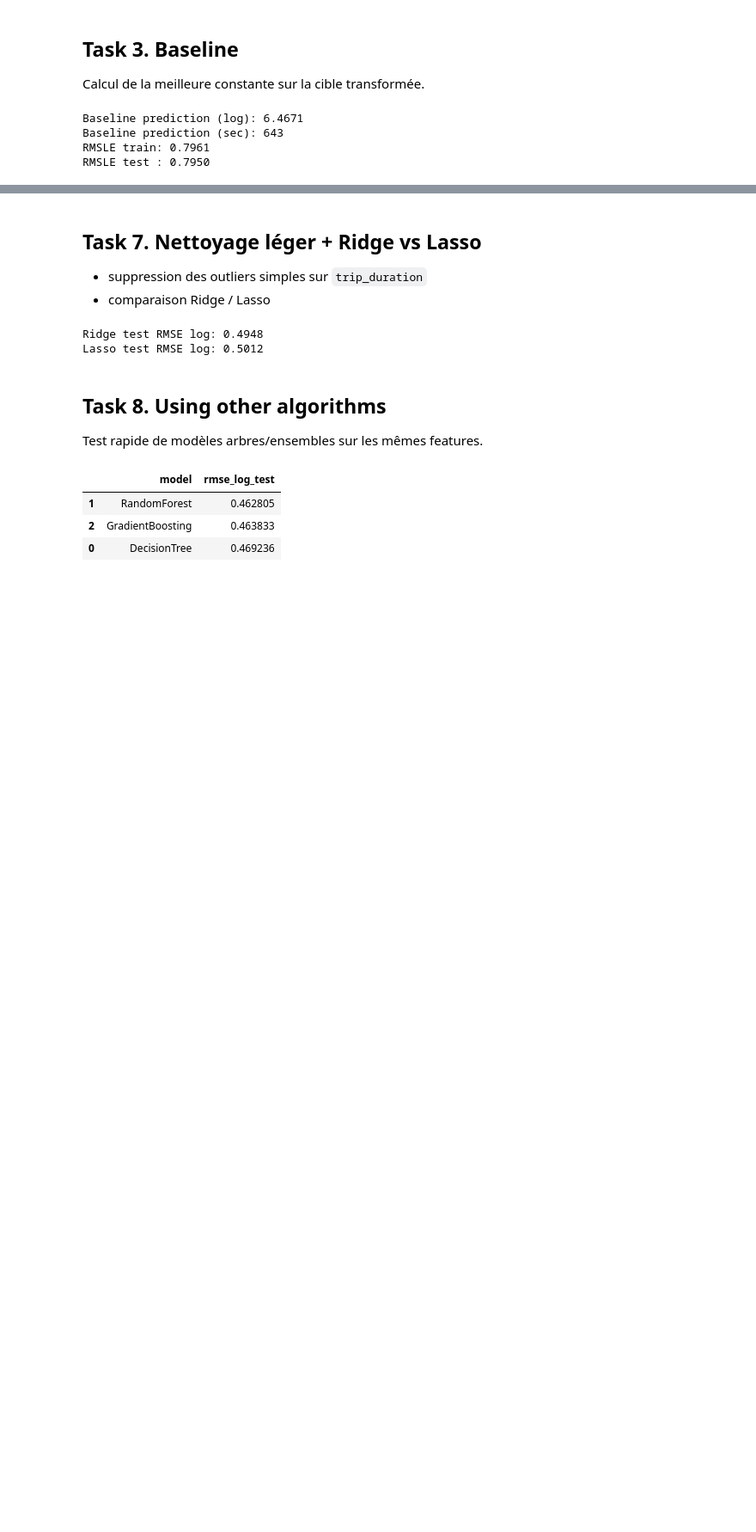
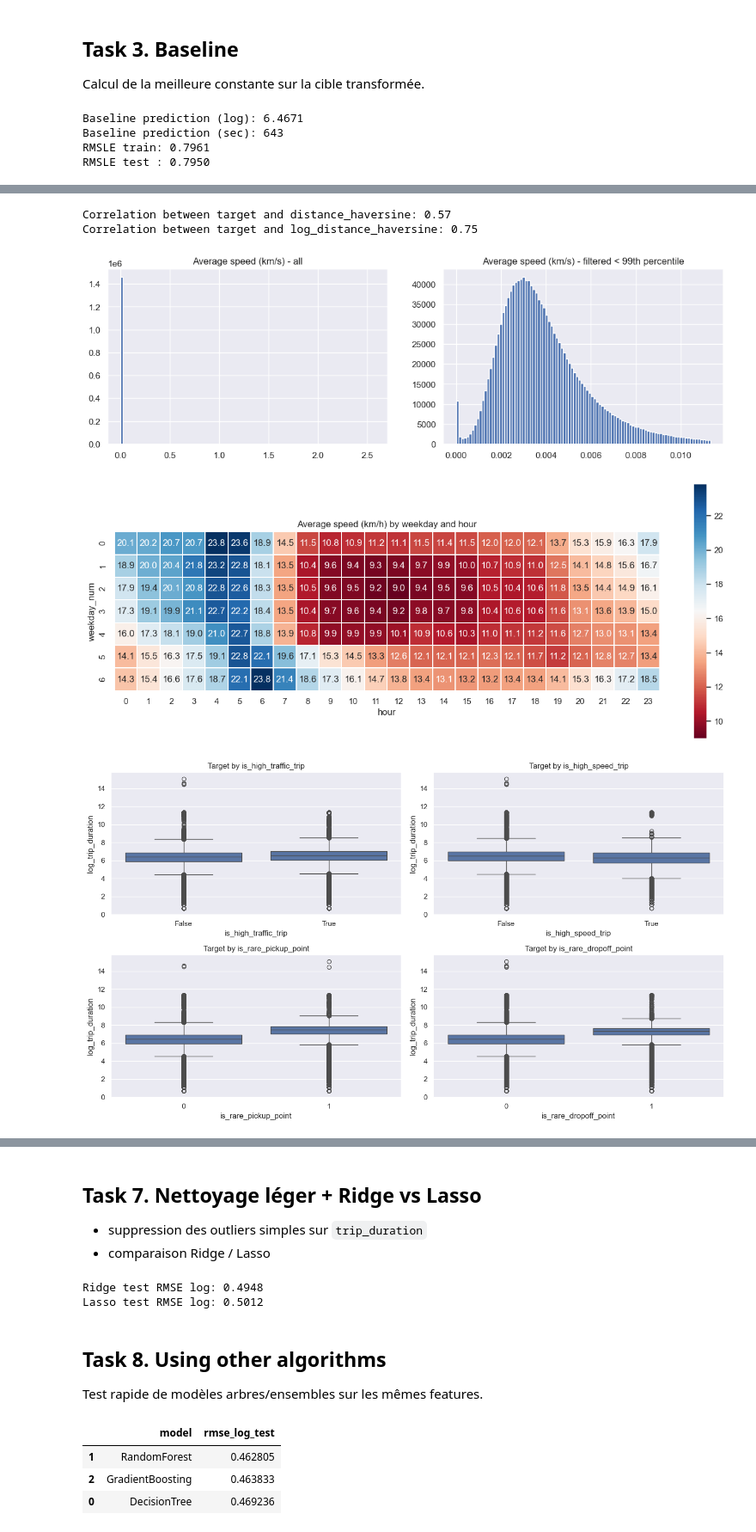
Before and after one commit to Fred20146/BIHAR-TAXI, a Jupyter notebook: notebooks/EDA.ipynb, the cells around one changed output, grey strips where cells are left out. Shown at 86% size. Drawn from its saved outputs; the diff is of its cells as text; code cells hidden in the pictures; blank space fills up the shorter version.

```diff
--- a/notebooks/EDA.ipynb
+++ b/notebooks/EDA.ipynb
@@ -202,0 +354,77 @@ On applique des features inspirées du Colab (`model.features.build_model_featur
+# %%
+# Task 5.1-5.2: Distance analysis
+from model.features import haversine_array
+
+# Ensure temporal columns exist
+if 'weekday_num' not in X.columns:
+    X['weekday_num'] = X['pickup_datetime'].dt.weekday
+if 'hour' not in X.columns:
+    X['hour'] = X['pickup_datetime'].dt.hour
+if 'month' not in X.columns:
+    X['month'] = X['pickup_datetime'].dt.month
+
+# Calculate distance and log-distance
+distance_haversine = haversine_array(
+    X['pickup_latitude'], X['pickup_longitude'],
+    X['dropoff_latitude'], X['dropoff_longitude']
+)
+log_distance_haversine = np.log1p(distance_haversine)
+
+# Check correlation with target
+print(f'Correlation between target and distance_haversine: {np.corrcoef(x=distance_haversine, y=y)[0,1]:.2f}')
+print(f'Correlation between target and log_distance_haversine: {np.corrcoef(x=log_distance_haversine, y=y)[0,1]:.2f}')
+
+# Task 5.3: Speed estimation
+avg_speed = distance_haversine / np.expm1(y)
+avg_speed_clean = avg_speed[avg_speed < avg_speed.quantile(0.99)]
+
+fig, ax = plt.subplots(1, 2, figsize=(14, 4))
+avg_speed.hist(bins=100, ax=ax[0])
+ax[0].set_title('Average speed (km/s) - all')
+avg_speed_clean.hist(bins=100, ax=ax[1])
+ax[1].set_title('Average speed (km/s) - filtered < 99th percentile')
+plt.show()
+
+# Speed heatmap by weekday and hour
+data_plot = avg_speed.groupby([X['weekday_num'], X['hour']]).median().rename('avg_speed').reset_index()
+data_plot = data_plot.pivot(index='weekday_num', columns='hour', values='avg_speed')
+f, ax = plt.subplots(figsize=(16, 6))
+sns.heatmap(data_plot*3600, annot=True, fmt='.1f', linewidths=0.1, square=True, cmap='RdBu', ax=ax)
+ax.set_title('Average speed (km/h) by weekday and hour')
+plt.show()
+
+# Task 5.4-5.5: Define high-traffic and high-speed trips (without speed feature)
+X['is_high_traffic_trip'] = (
+    ((X['hour'] >= 8) & (X['hour'] <= 19) & (X['weekday_num'] >= 0) & (X['weekday_num'] <= 4)) |
+    ((X['hour'] >= 13) & (X['hour'] <= 20) & (X['weekday_num'] == 5))
+)
+X['is_high_speed_trip'] = (
+    ((X['hour'] >= 2) & (X['hour'] <= 5) & (X['weekday_num'] >= 0) & (X['weekday_num'] <= 4)) |
+    ((X['hour'] >= 4) & (X['hour'] <= 7) & (X['weekday_num'] == 5))
+)
+
+# Rare points detection
+lat_cols = ['pickup_latitude', 'dropoff_latitude']
+lon_cols = ['pickup_longitude', 'dropoff_longitude']
+for lat_col, is_rare_col in [('pickup_latitude', 'is_rare_pickup_point'), ('dropoff_latitude', 'is_rare_dropoff_point')]:
+    lon_col = 'pickup_longitude' if lat_col == 'pickup_latitude' else 'dropoff_longitude'
+    lat_min, lat_max = X[lat_col].quantile(0.01), X[lat_col].quantile(0.995)
+    lon_min, lon_max = X[lon_col].quantile(0.0), X[lon_col].quantile(0.95)
+    X[is_rare_col] = ((X[lat_col] < lat_min) | (X[lat_col] > lat_max) |
+                       (X[lon_col] < lon_min) | (X[lon_col] > lon_max)).astype(int)
+
+# Plot new features
+new_cat_features = ['is_high_traffic_trip', 'is_high_speed_trip', 'is_rare_pickup_point', 'is_rare_dropoff_point']
+fig, ax = plt.subplots(2, 2, figsize=(14, 8))
+for idx, feat in enumerate(new_cat_features):
+    row, col = idx // 2, idx % 2
+    sns.boxplot(x=X[feat], y=y, ax=ax[row, col])
+    ax[row, col].set_title(f'Target by {feat}')
+plt.tight_layout()
+plt.show()
+# %% [output]
+Correlation between target and distance_haversine: 0.57
+Correlation between target and log_distance_haversine: 0.75
+[figure, added]
+[figure, added]
+[figure, added]
```
Also changed, not shown: parts of 14 cells of this notebook, 1 other file.
